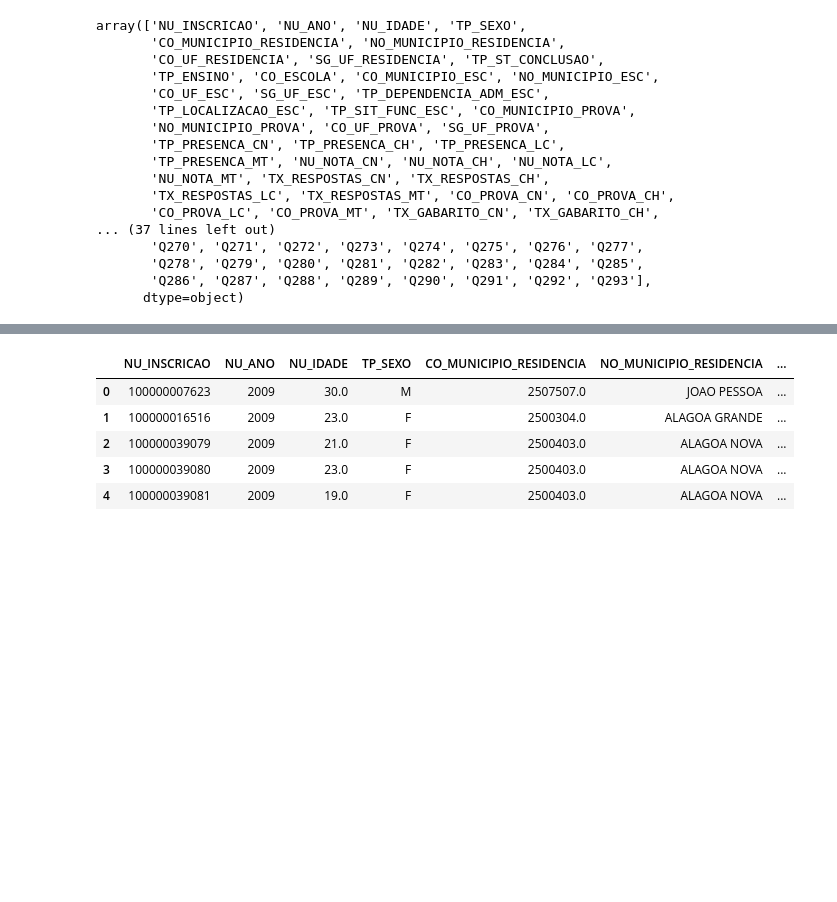
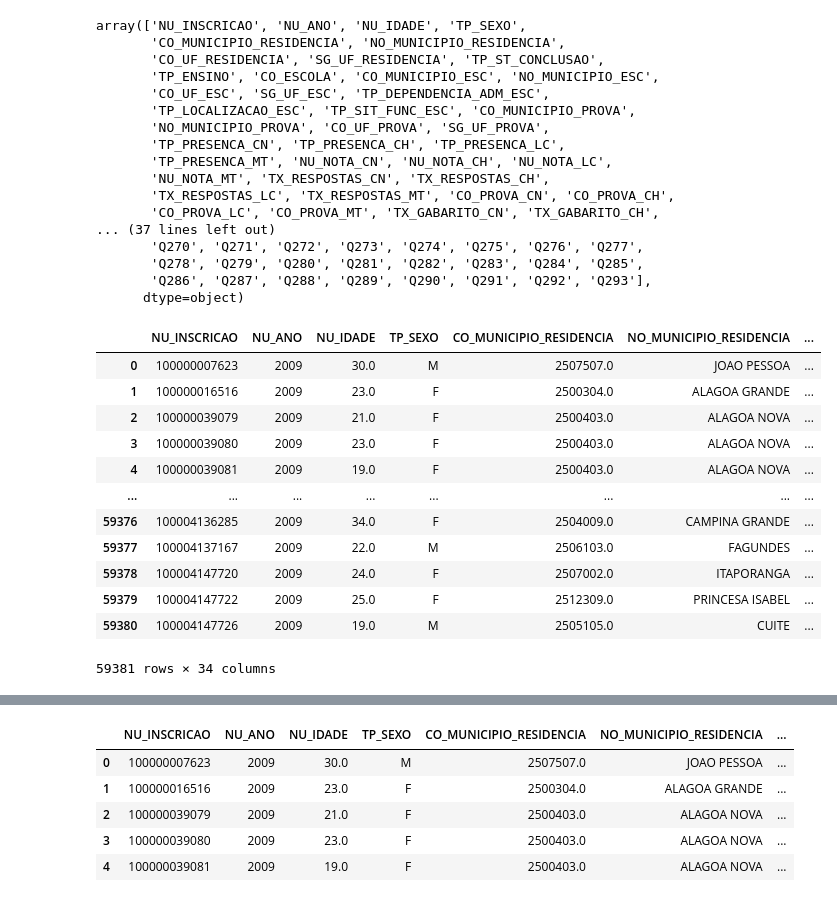
Before and after one commit to mariaeco/ICD_project_Maria, a Jupyter notebook: ProjetoICD_OrganizacaoDadosTemporal.ipynb, the cells around one changed output, grey strips where cells are left out. Saved outputs shown, nothing was run; the diff lists cells and outputs as text; code cells hidden in the pictures; blank space fills up the shorter version.

```diff
--- a/ProjetoICD_OrganizacaoDadosTemporal.ipynb
+++ b/ProjetoICD_OrganizacaoDadosTemporal.ipynb
@@ -1007,13 +1272,28 @@ array(['NU_INSCRICAO', 'NU_ANO', 'NU_IDADE', 'TP_SEXO',
 # %%
 selecionadas_ano = ['NU_INSCRICAO', 'NU_ANO', 'NU_IDADE', 'TP_SEXO',
        'CO_MUNICIPIO_RESIDENCIA', 'NO_MUNICIPIO_RESIDENCIA',
        'CO_ESCOLA', 'CO_MUNICIPIO_ESC', 'NO_MUNICIPIO_ESC',
        'CO_UF_ESC', 'SG_UF_ESC', 'TP_DEPENDENCIA_ADM_ESC',
        'TP_LOCALIZACAO_ESC',
        'CO_UF_RESIDENCIA', 'SG_UF_RESIDENCIA',
        'NU_NOTA_CN','NU_NOTA_CH','NU_NOTA_LC','NU_NOTA_MT',
        'TP_STATUS_REDACAO', 'NU_NOTA_COMP1','NU_NOTA_COMP2', 'NU_NOTA_COMP3',
        'NU_NOTA_COMP4', 'NU_NOTA_COMP5',
        'NU_NOTA_REDACAO', 'Q17','Q18','Q15','Q30','Q25','Q31','Q21',
        'TP_PRESENCA_MT']
 enem_ano = pd.read_csv(f'/content/drive/MyDrive/Colab Notebooks/DadosEnem/enem_{ano}_PB.csv',sep=',',encoding='ISO-8859-1', usecols=selecionadas_ano);
+enem_ano
+# %% [output]
+|  | NU_INSCRICAO | NU_ANO | NU_IDADE | TP_SEXO | CO_MUNICIPIO_RESIDENCIA | NO_MUNICIPIO_RESIDENCIA | ... |
+| 0 | 100000007623 | 2009 | 30.0 | M | 2507507.0 | JOAO PESSOA | ... |
+| 1 | 100000016516 | 2009 | 23.0 | F | 2500304.0 | ALAGOA GRANDE | ... |
+| 2 | 100000039079 | 2009 | 21.0 | F | 2500403.0 | ALAGOA NOVA | ... |
+| 3 | 100000039080 | 2009 | 23.0 | F | 2500403.0 | ALAGOA NOVA | ... |
+| 4 | 100000039081 | 2009 | 19.0 | F | 2500403.0 | ALAGOA NOVA | ... |
+| ... | ... | ... | ... | ... | ... | ... | ... |
+| 59376 | 100004136285 | 2009 | 34.0 | F | 2504009.0 | CAMPINA GRANDE | ... |
+| 59377 | 100004137167 | 2009 | 22.0 | M | 2506103.0 | FAGUNDES | ... |
+| 59378 | 100004147720 | 2009 | 24.0 | F | 2507002.0 | ITAPORANGA | ... |
+| 59379 | 100004147722 | 2009 | 25.0 | F | 2512309.0 | PRINCESA ISABEL | ... |
+| 59380 | 100004147726 | 2009 | 19.0 | M | 2505105.0 | CUITE | ... |
+59381 rows × 34 columns
```
Also changed, not shown: parts of 54 cells of this notebook.
